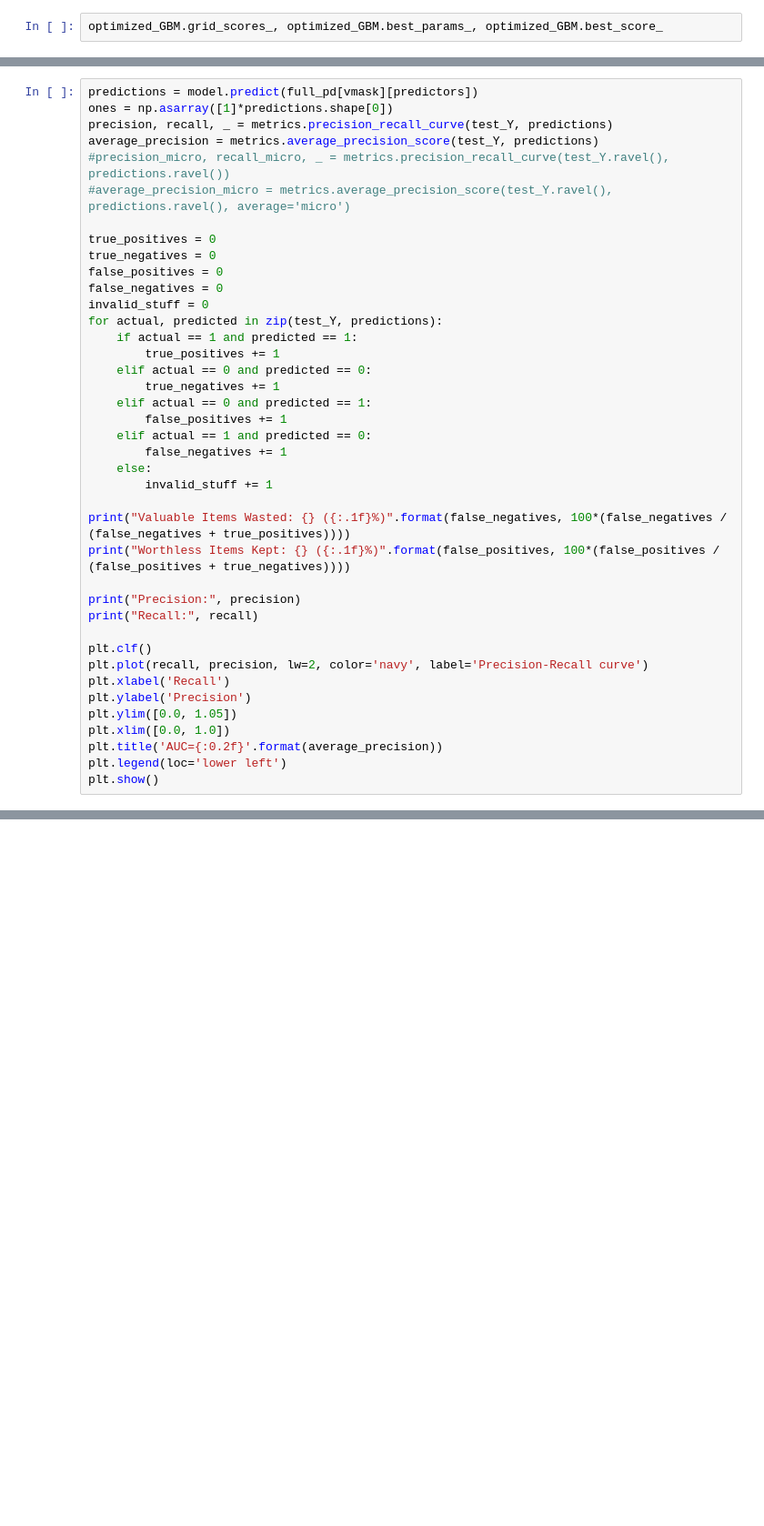
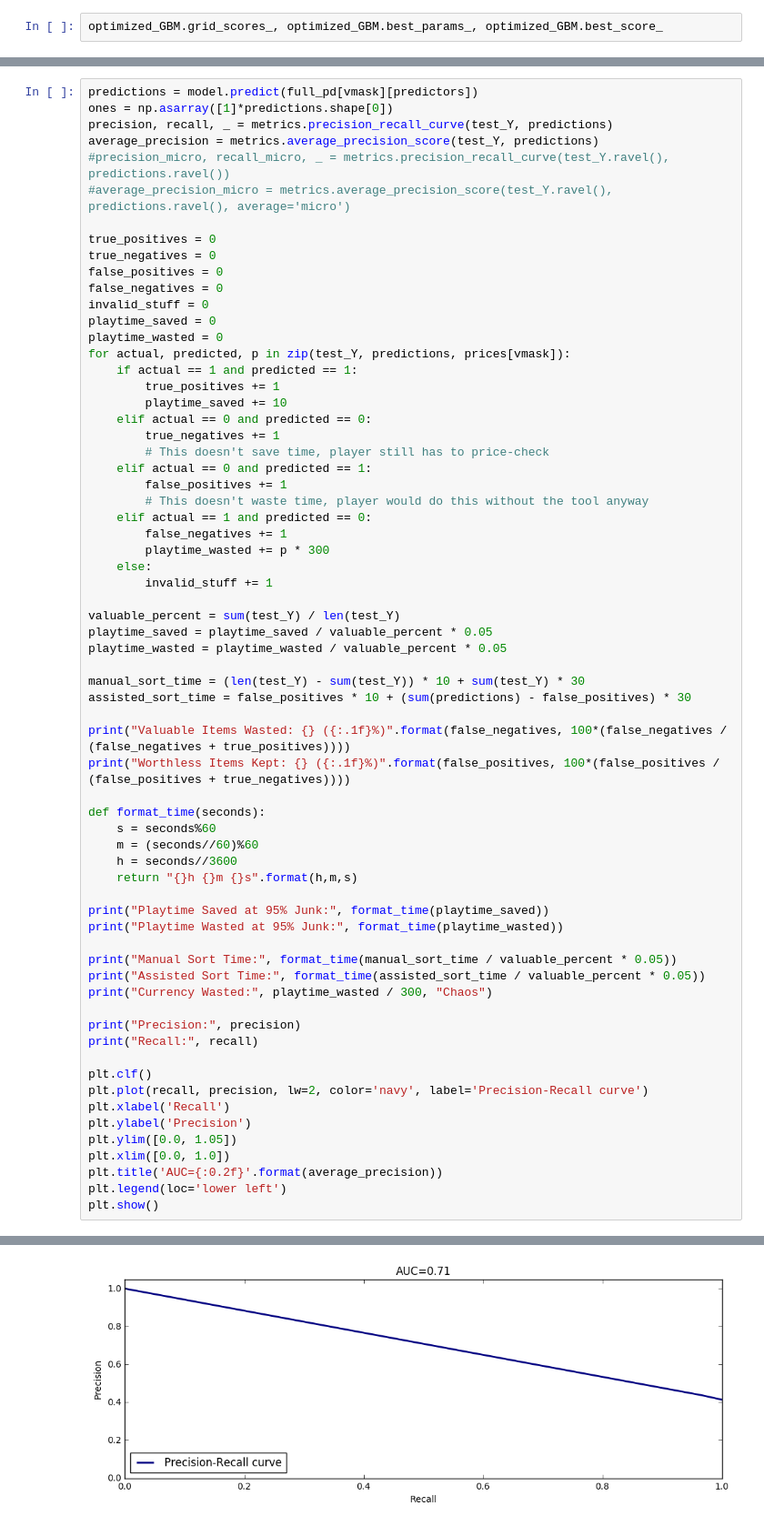
Before and after one commit to bschug/poeria, a Jupyter notebook: notebooks/Train.ipynb, the cells around one changed output, grey strips where cells are left out. Shown: that part at 91% size. Saved outputs shown, nothing was run; the diff lists cells and outputs as text; blank space fills up the shorter version.

```diff
--- a/notebooks/Train.ipynb
+++ b/notebooks/Train.ipynb
@@ -93,20 +146,46 @@ true_negatives = 0
 false_positives = 0
 false_negatives = 0
 invalid_stuff = 0
-for actual, predicted in zip(test_Y, predictions):
+playtime_saved = 0
+playtime_wasted = 0
+for actual, predicted, p in zip(test_Y, predictions, prices[vmask]):
     if actual == 1 and predicted == 1:
         true_positives += 1
+        playtime_saved += 10
     elif actual == 0 and predicted == 0:
         true_negatives += 1
+        # This doesn't save time, player still has to price-check
     elif actual == 0 and predicted == 1:
         false_positives += 1
+        # This doesn't waste time, player would do this without the tool anyway
     elif actual == 1 and predicted == 0:
         false_negatives += 1
+        playtime_wasted += p * 300
     else:
         invalid_stuff += 1
 
+valuable_percent = sum(test_Y) / len(test_Y)
+playtime_saved = playtime_saved / valuable_percent * 0.05
+playtime_wasted = playtime_wasted / valuable_percent * 0.05
+
+manual_sort_time = (len(test_Y) - sum(test_Y)) * 10 + sum(test_Y) * 30
+assisted_sort_time = false_positives * 10 + (sum(predictions) - false_positives) * 30
+
 print("Valuable Items Wasted: {} ({:.1f}%)".format(false_negatives, 100*(false_negatives / (false_negatives + true_positives))))
 print("Worthless Items Kept: {} ({:.1f}%)".format(false_positives, 100*(false_positives / (false_positives + true_negatives))))
+
+def format_time(seconds):
+    s = seconds%60
+    m = (seconds//60)%60
+    h = seconds//3600
+    return "{}h {}m {}s".format(h,m,s)
+
+print("Playtime Saved at 95% Junk:", format_time(playtime_saved))
+print("Playtime Wasted at 95% Junk:", format_time(playtime_wasted))
+
+print("Manual Sort Time:", format_time(manual_sort_time / valuable_percent * 0.05))
+print("Assisted Sort Time:", format_time(assisted_sort_time / valuable_percent * 0.05))
+print("Currency Wasted:", playtime_wasted / 300, "Chaos")
 
 print("Precision:", precision)
 print("Recall:", recall)
@@ -120,3 +199,4 @@ plt.xlim([0.0, 1.0])
 plt.title('AUC={:0.2f}'.format(average_precision))
 plt.legend(loc='lower left')
 plt.show()
+# %% [output]
@@ -122,0 +212 @@ plt.show()
+[figure, added]
```
Also changed, not shown: parts of 8 cells of this notebook.
